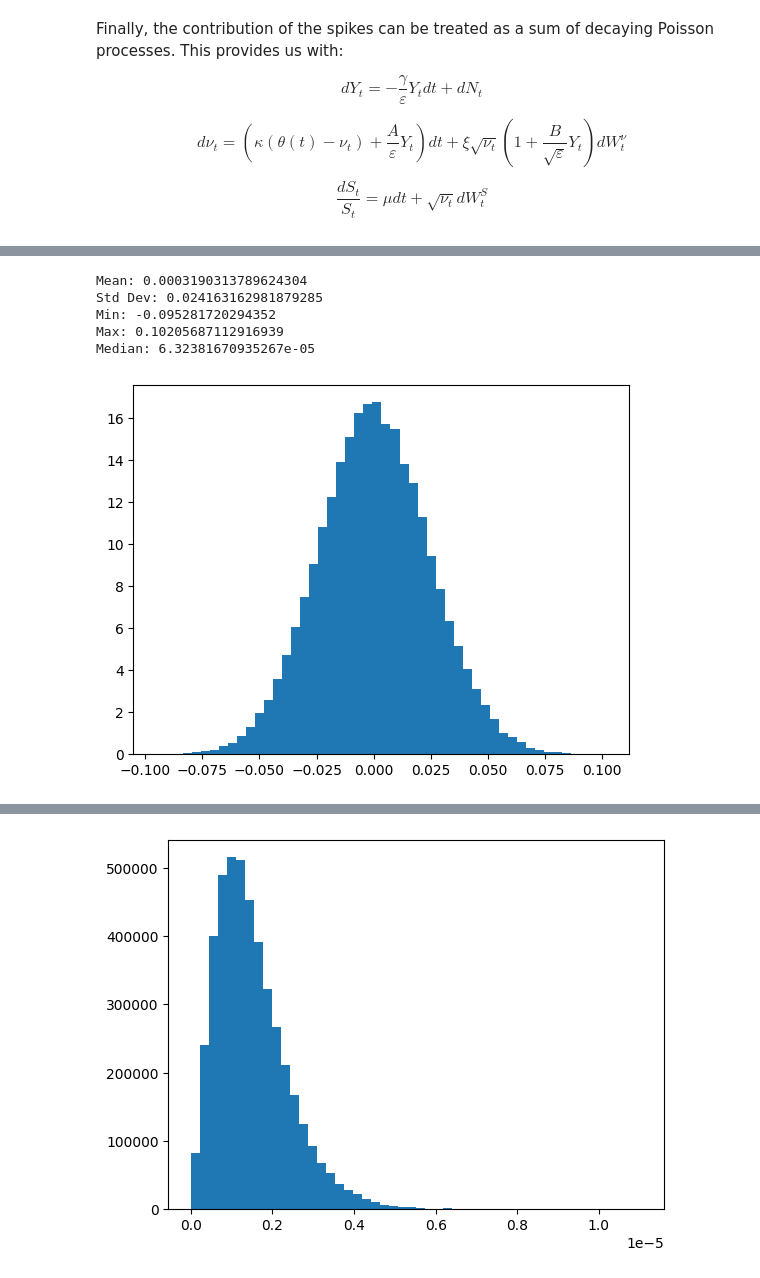
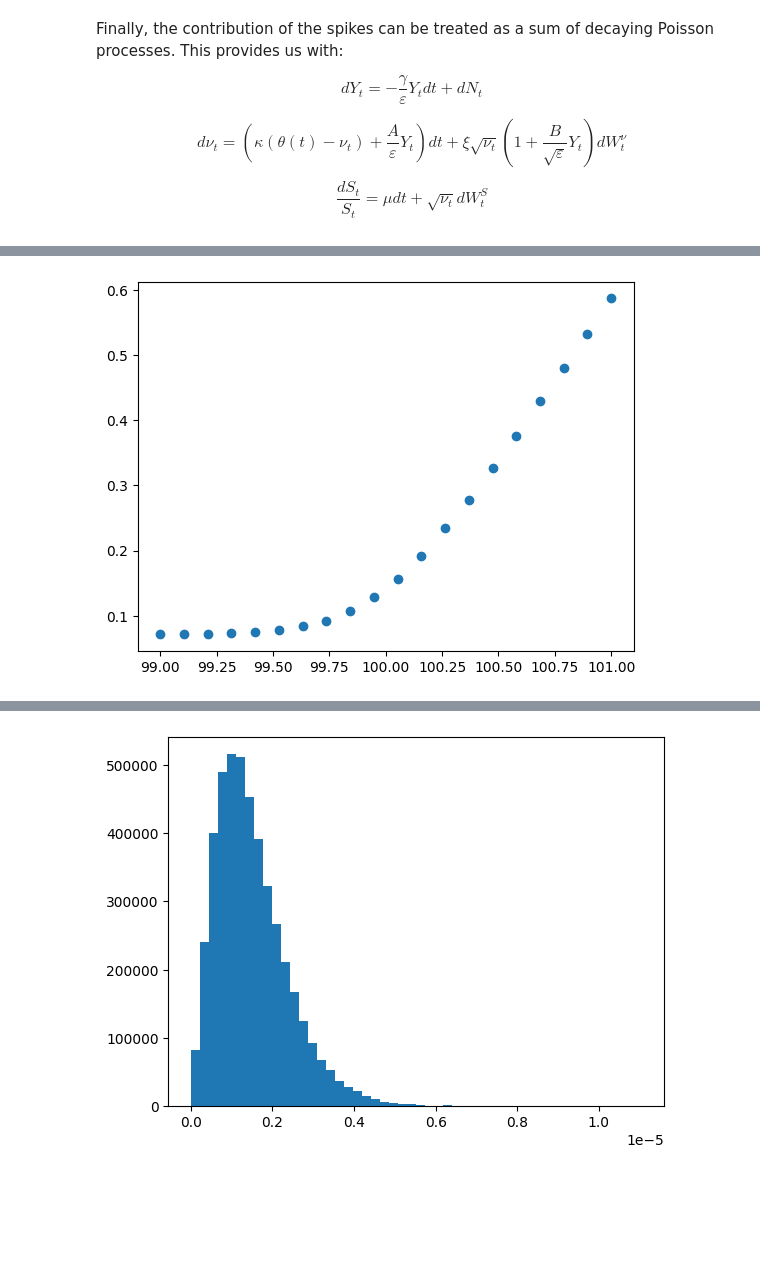
Before and after one commit to thomaskf99/m86, a Jupyter notebook: boundary_layer.ipynb, the cells around one changed output, grey strips where cells are left out. Drawn from its saved outputs; the diff is of its cells as text; code cells hidden in the pictures; blank space fills up the shorter version.

```diff
--- a/boundary_layer.ipynb
+++ b/boundary_layer.ipynb
@@ -71,15 +71,16 @@ def generate_dws_dwt(dt, rho):
 
 @njit
 def simulate_full_system(
+    S_inital = 100,
     T=390,           # trading minutes in a day
     dt=.1,           # 1 minute step
     eps=1E-3,        # boundary thickness
     kappa=1,         # variance mean reversion speed
-    theta=1.5e-8,    # long-run variance
+    theta=1.5e-7,    # long-run variance
     xi=3e-5,         # vol-of-vol
     gamma=1E-1,      # price impact / drift adjustment
-    A=5E-11,       # jump size mean
-    B=2E-11,         # jump size std
+    A=5E-10,       # jump size mean
+    B=2E-3,         # jump size std
     mu=.07 / (252*6.5*60),         # drift (intraday ≈ 0)
     rho=0,       # leverage effect
     lambda_jump= 1 / (6.5*60)  # jumps per minute (~8 per day)
@@ -92,7 +93,7 @@ def simulate_full_system(
     jump_times = np.full(n_steps, np.nan)  # nan = no jump
     t_list = np.arange(0, T, dt)
 
-    S[0] = 100.0
+    S[0] = S_inital
     nu[0] = theta
     Y[0] = 0.0
 
@@ -126,7 +127,7 @@ def simulate_full_system(
         while nu[t+1] < 0:
             dw_s, dw_v = generate_dws_dwt(dt, rho)
             nu[t+1] = nu[t] + (kappa * (theta - nu[t]) + A* Y[t] / eps) * dt + sigma_v * dw_v
-            print(nu[t+1])
+            # print(nu[t+1])
 
         # price
         S[t+1] = S[t] * (1 + (mu)*dt + np.sqrt(v_pos)*dw_s)
@@ -173,8 +174,8 @@ plt.show()
 # %%
 from tqdm import tqdm
-final_val = np.zeros(100000)
-final_var = np.zeros(100000)
-for i in tqdm(range(100000)):
-    j = simulate_full_system()
-    final_val[i] = j[0][-1]
+final_vals = np.zeros(1000000)
+final_var = np.zeros(1000000)
+for i in tqdm(range(1000000)):
+    j = simulate_full_system(dt =1, rho = .3)
+    final_vals[i] = j[0][-1]
     final_var[i] = j[1][-1]
@@ -181,16 +270,16 @@ for i in tqdm(range(100000)):
 # %%
-plt.hist(final_val/100 - 1, density = True, bins = 50)
-data = final_val/100 - 1
-print(f"Mean: {data.mean()}")
-print(f"Std Dev: {data.std()}")
-print(f"Min: {data.min()}")
-print(f"Max: {data.max()}")
-print(f"Median: {np.median(data)}")
+s_tests = np.linspace(99, 101, 20)
+K = 100
+pay_offs = []
+for s in tqdm(s_tests):
+    for i in range(50000):
+        j = simulate_full_system(S_inital=s)
+        final_val[i] = j[0][-1]
+    final_val = np.array(final_val)
+    payoff = np.mean(np.maximum(final_val - K, 0))
+    pay_offs.append(payoff)
+
+plt.scatter(s_tests, pay_offs)
 plt.show()
 # %% [output]
-Mean: 0.0003190313789624304
-Std Dev: 0.024163162981879285
-Min: -0.095281720294352
-Max: 0.10205687112916939
-Median: 6.32381670935267e-05
-[figure, old version]
+[figure, new version]
```
Also changed, not shown: parts of 9 cells of this notebook, 1 other file.
